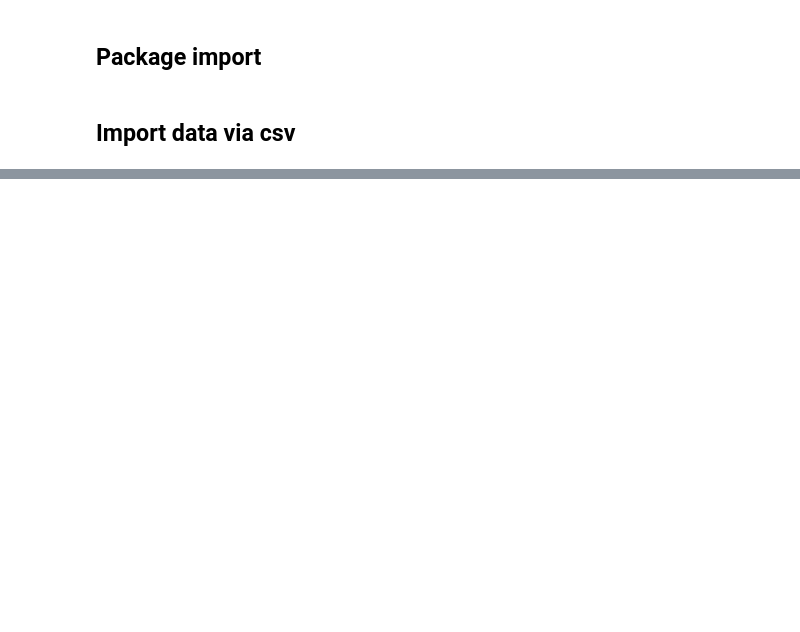
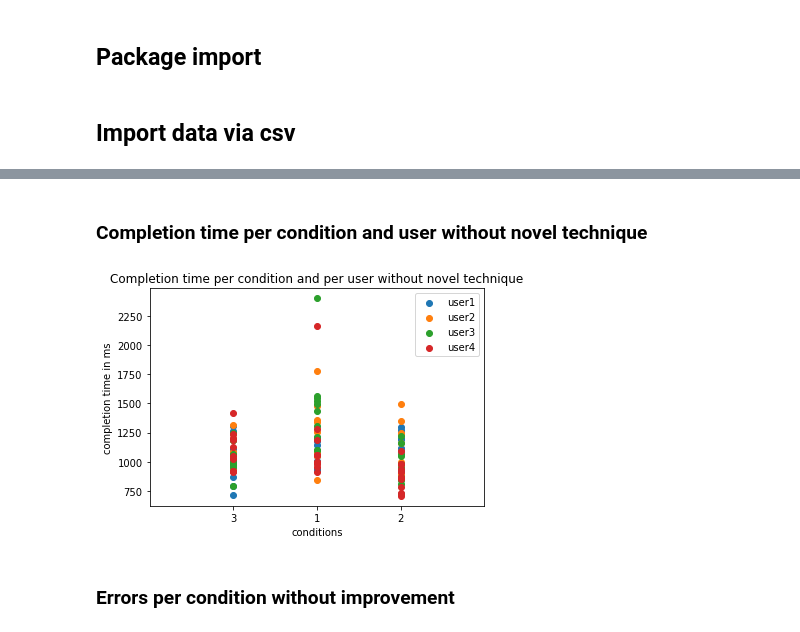
Before and after one commit to ITT-21SS-UR/assignment-04-bb, a Jupyter notebook: data analysis/pointing_technique_experiment.ipynb, the cells around one changed output, grey strips where cells are left out. Cells and saved outputs as stored; diff of their text form; code cells hidden in the pictures; blank space fills up the shorter version.

```diff
--- a/data analysis/pointing_technique_experiment.ipynb
+++ b/data analysis/pointing_technique_experiment.ipynb
@@ -85,0 +85,27 @@ plt.savefig('time_per_cond_without_novel_technique.pdf')
+# %% [markdown]
+### Completion time per condition and user without novel technique
+# %%
+cond_user1_novel_false = df_novel_false['current_size'][df_novel_false['user_id'] == 1]
+cond_user1_time_novel_false = df_novel_false['time'][df_novel_false['user_id'] == 1]
+cond_user2_novel_false = df_novel_false['current_size'][df_novel_false['user_id'] == 2]
+cond_user2_time_novel_false= df_novel_false['time'][df_novel_false['user_id'] == 2]
+cond_user3_novel_false = df_novel_false['current_size'][df_novel_false['user_id'] == 3]
+cond_user3_time_novel_false = df_novel_false['time'][df_novel_false['user_id'] == 3]
+cond_user4_novel_false = df_novel_false['current_size'][df_novel_false['user_id'] == 4]
+cond_user4_time_novel_false = df_novel_false['time'][df_novel_false['user_id'] == 4]
+# %%
+plt.scatter(cond_user1_novel_false, cond_user1_time_novel_false, label='user1')
+plt.scatter(cond_user2_novel_false, cond_user2_time_novel_false, label='user2')
+plt.scatter(cond_user3_novel_false, cond_user3_time_novel_false, label='user3')
+plt.scatter(cond_user4_novel_false, cond_user4_time_novel_false, label='user4')
+plt.legend(loc=1)
+plt.title('Completion time per condition and per user without novel technique')
+plt.xlabel('conditions')
+plt.ylabel('completion time in ms')
+plt.xticks(["[20, 10]", "[8, 4]", "[10, 5]"], [1, 2, 3])
+plt.xlim(-1, 3)
+plt.savefig('time_per_cond_and_user_without_improv.pdf')
+# %% [output]
+[figure, added]
+# %% [markdown]
+### Errors per condition without improvement
```
Also changed, not shown: parts of 23 cells of this notebook, 4 other files.
